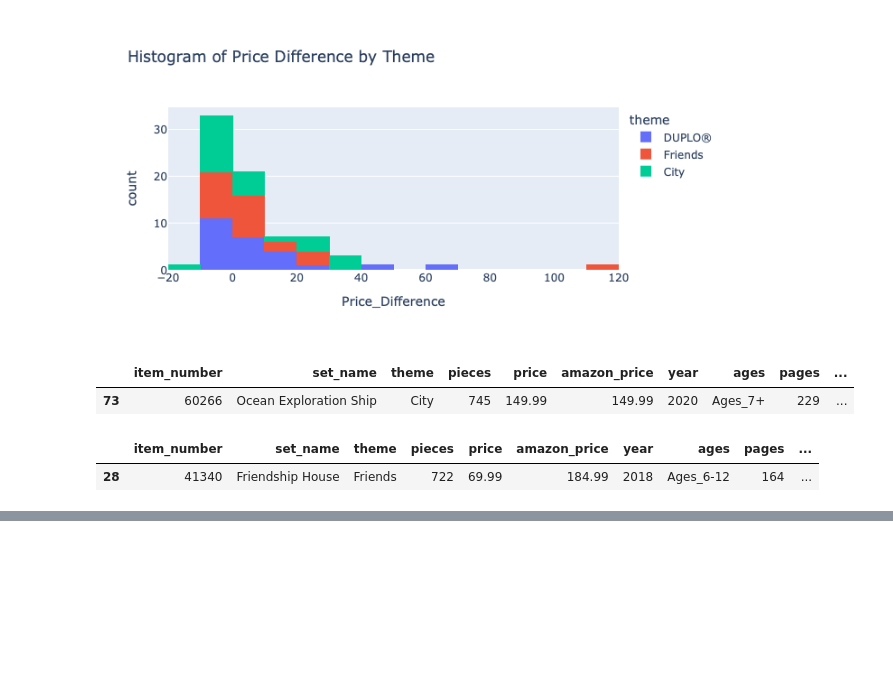
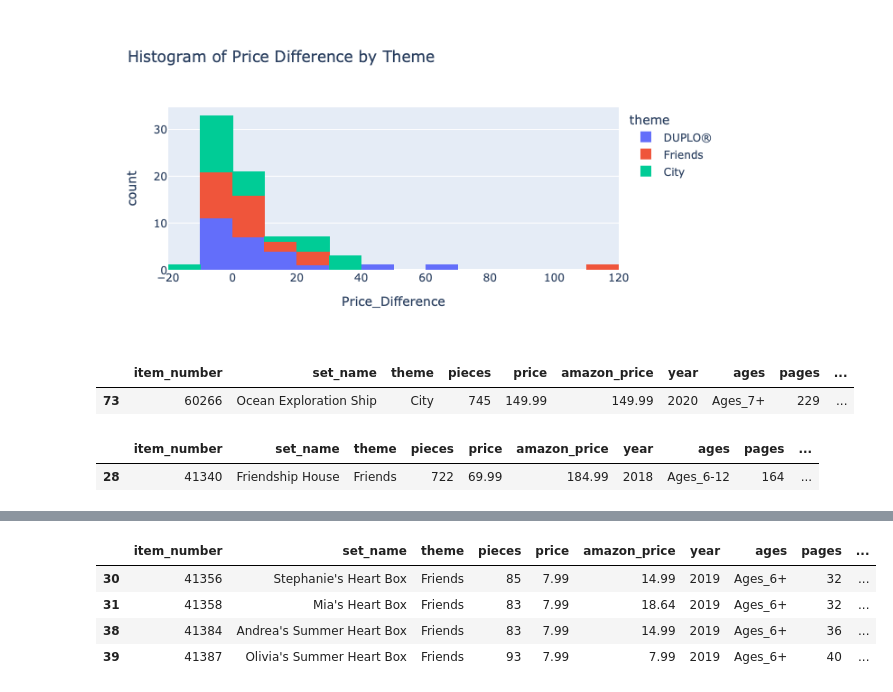
Before and after one commit to Mazzie15/Data101_Mazzie_Tetens_Code, a Jupyter notebook: Exam1/Exam1.ipynb, the cells around one changed output, grey strips where cells are left out. Drawn from its saved outputs; the diff is of its cells as text; code cells hidden in the pictures; blank space fills up the shorter version.

```diff
--- a/Exam1/Exam1.ipynb
+++ b/Exam1/Exam1.ipynb
@@ -172,0 +309,8 @@ most_expensive_set
+# %%
+DF[DF['deal']]
+# %% [output]
+|  | item_number | set_name | theme | pieces | price | amazon_price | year | ages | pages | ... |
+| 30 | 41356 | Stephanie's Heart Box | Friends | 85 | 7.99 | 14.99 | 2019 | Ages_6+ | 32 | ... |
+| 31 | 41358 | Mia's Heart Box | Friends | 83 | 7.99 | 18.64 | 2019 | Ages_6+ | 32 | ... |
+| 38 | 41384 | Andrea's Summer Heart Box | Friends | 83 | 7.99 | 14.99 | 2019 | Ages_6+ | 36 | ... |
+| 39 | 41387 | Olivia's Summer Heart Box | Friends | 93 | 7.99 | 7.99 | 2019 | Ages_6+ | 40 | ... |
```
Also changed, not shown: parts of 19 cells of this notebook.
